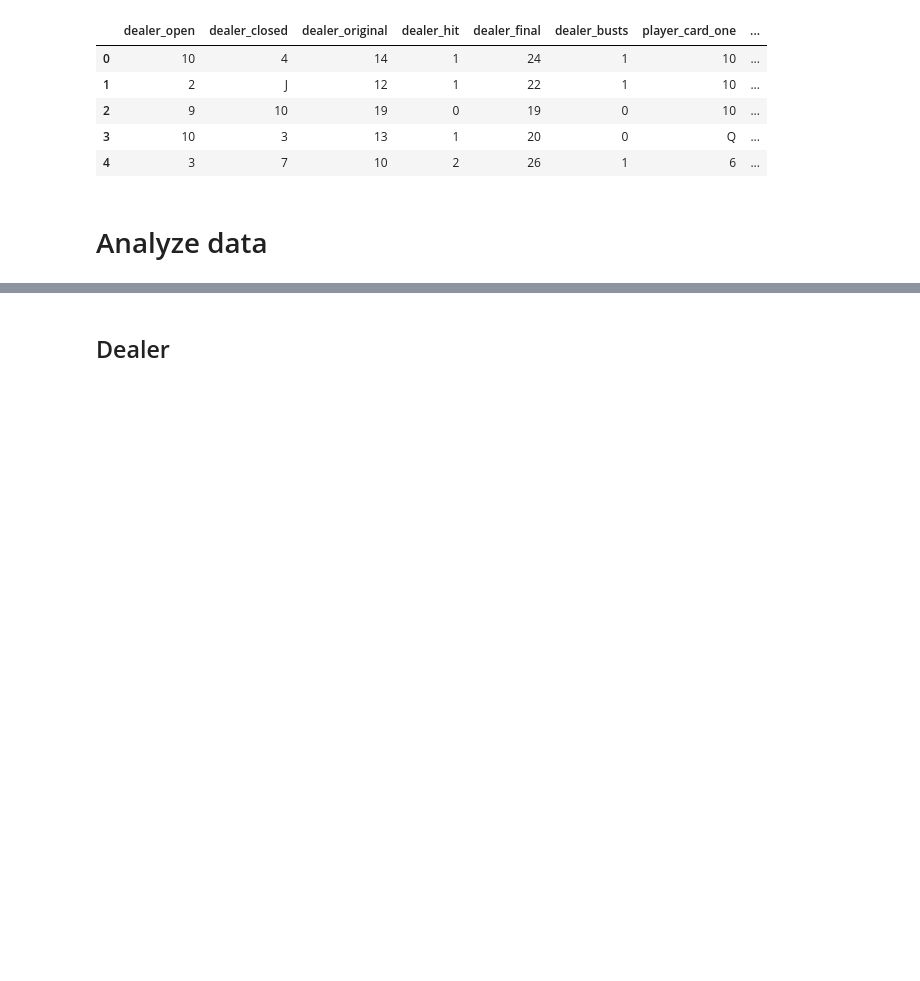
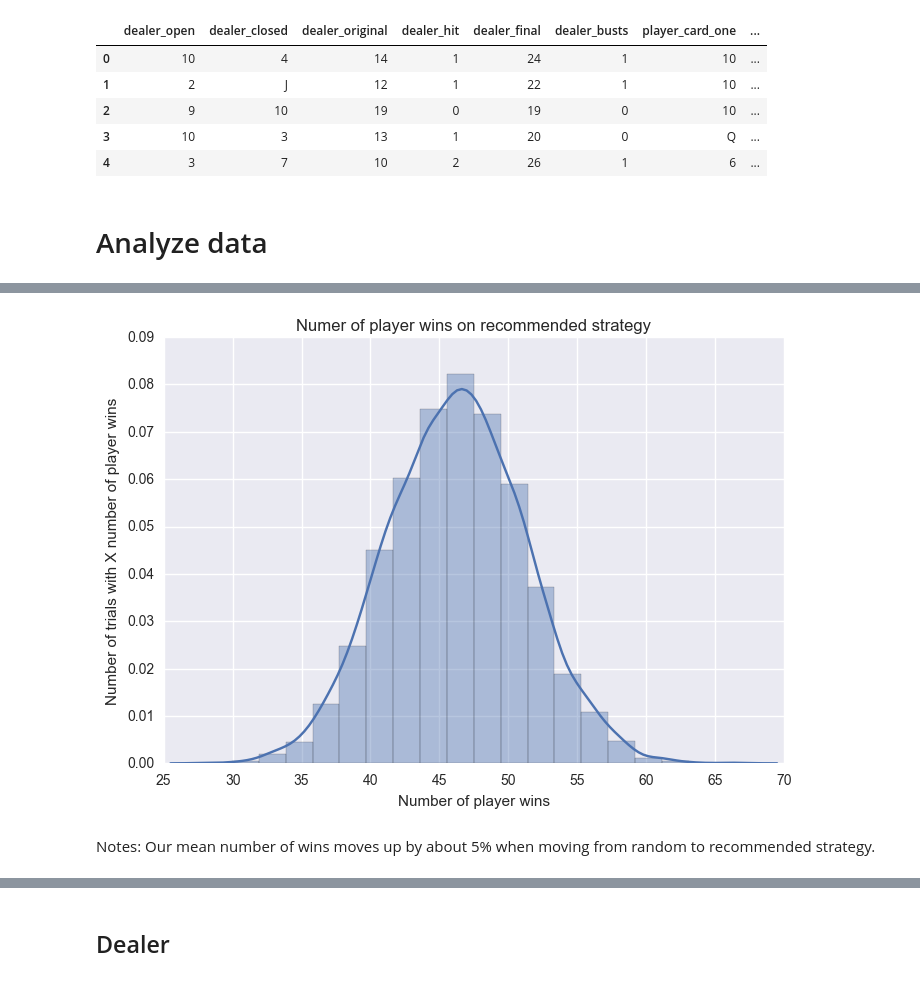
Before and after one commit to jocelyn-ong/data-science-projects, a Jupyter notebook: others/black-jack-simulation.ipynb, the cells around one changed output, grey strips where cells are left out. Saved outputs shown, nothing was run; the diff lists cells and outputs as text; code cells hidden in the pictures; blank space fills up the shorter version.

```diff
--- a/others/black-jack-simulation.ipynb
+++ b/others/black-jack-simulation.ipynb
@@ -261,3 +286,13 @@ df = pd.read_csv("blackjack.csv")
+# %%
+sns.distplot(rec, bins=20);
+plt.xlabel("Number of player wins");
+plt.ylabel("Number of trials with X number of player wins");
+plt.title("Numer of player wins on recommended strategy");
+plt.show();
+# %% [output]
+[figure, added]
+# %% [markdown]
+Notes: Our mean number of wins moves up by about 5% when moving from random to recommended strategy.
 # %%
 dealer_hands = pd.pivot_table(df, index=["dealer_open", "dealer_closed"],
                               values=["dealer_busts", "player_wins"], aggfunc=[len, sum])
```
Also changed, not shown: parts of 17 cells of this notebook, 1 other file.
